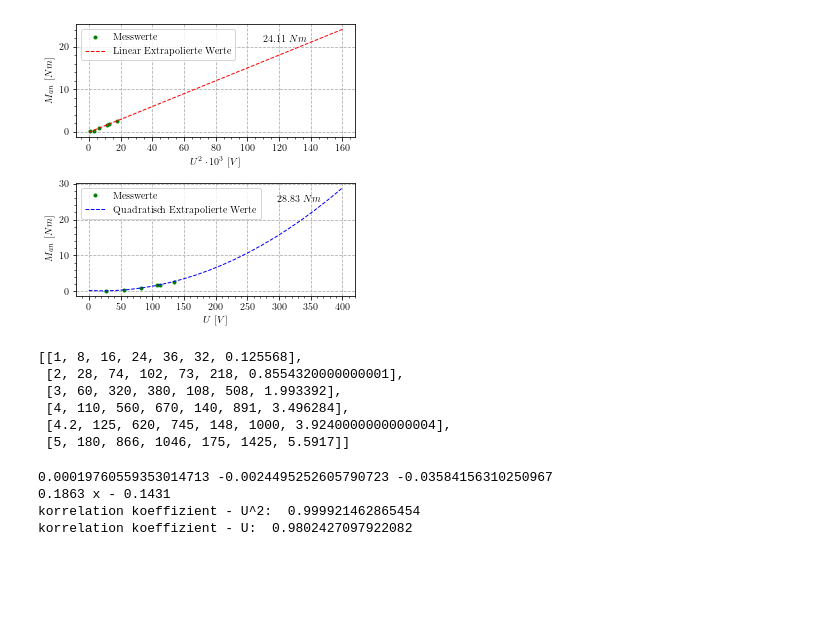
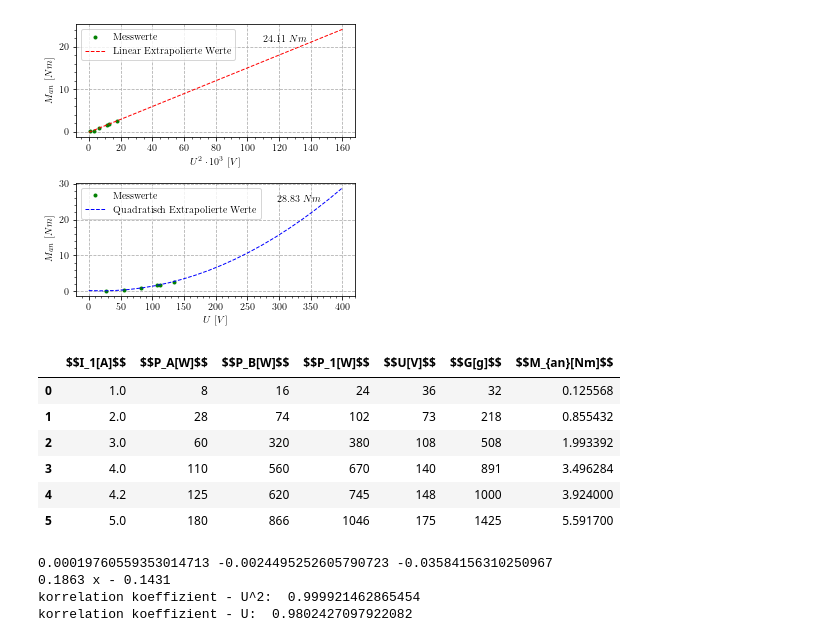
Before and after one commit to ayham291/PEM, a Jupyter notebook: ASM/ASM_Calculations.ipynb, the cells around one changed output. Drawn from its saved outputs; the diff is of its cells as text; code cells hidden in the pictures; blank space fills up the shorter version.

```diff
--- a/ASM/ASM_Calculations.ipynb
+++ b/ASM/ASM_Calculations.ipynb
@@ -92,32 +93,32 @@ korrelation koeffizient - U:  0.969394643823287
 # %%
 
 I1=[1,2,3,4,4.2,5]
 P_A=[8,28,60,110,125,180]
 P_B=[16,74,320,560,620,866]
 P_1=[]
 U=[36,73,108,140,148,175]
 G=[32,218,508,891,1000,1425]
 M_an=[]
 
 data=[]
 for x in range(len(I1)):
     P_1.append(P_A[x]+P_B[x])
     M_an.append(G[x]*0.001*9.81*0.4)
     data.append([I1[x],P_A[x],P_B[x],P_1[x],U[x],G[x],M_an[x]])
 
 U1=[]
 for u in range(len(U)):
     U1.append(U[u]*U[u])
     U1[u] = U1[u]/1000
-pd.DataFrame(data, columns=["I1","P_A","P_B","P_1","U","G","M_an"])
-data
+pd.DataFrame(data, columns=["$$I_1[A]$$","$$P_A[W]$$","$$P_B[W]$$","$$P_1[W]$$","$$U[V]$$","$$G[g]$$","$$M_{an}[Nm]$$"])
 # %% [output]
-[[1, 8, 16, 24, 36, 32, 0.125568],
- [2, 28, 74, 102, 73, 218, 0.8554320000000001],
- [3, 60, 320, 380, 108, 508, 1.993392],
- [4, 110, 560, 670, 140, 891, 3.496284],
- [4.2, 125, 620, 745, 148, 1000, 3.9240000000000004],
- [5, 180, 866, 1046, 175, 1425, 5.5917]]
+|  | $$I_1[A]$$ | $$P_A[W]$$ | $$P_B[W]$$ | $$P_1[W]$$ | $$U[V]$$ | $$G[g]$$ | $$M_{an}[Nm]$$ |
+| 0 | 1.0 | 8 | 16 | 24 | 36 | 32 | 0.125568 |
+| 1 | 2.0 | 28 | 74 | 102 | 73 | 218 | 0.855432 |
+| 2 | 3.0 | 60 | 320 | 380 | 108 | 508 | 1.993392 |
+| 3 | 4.0 | 110 | 560 | 670 | 140 | 891 | 3.496284 |
+| 4 | 4.2 | 125 | 620 | 745 | 148 | 1000 | 3.924000 |
+| 5 | 5.0 | 180 | 866 | 1046 | 175 | 1425 | 5.591700 |
 # %%
 plt.figure(figsize=(5,5))
 # plt.title(r"\textsc{Kippmoment}", fontsize=20)
```
Also changed, not shown: parts of 4 cells of this notebook.
